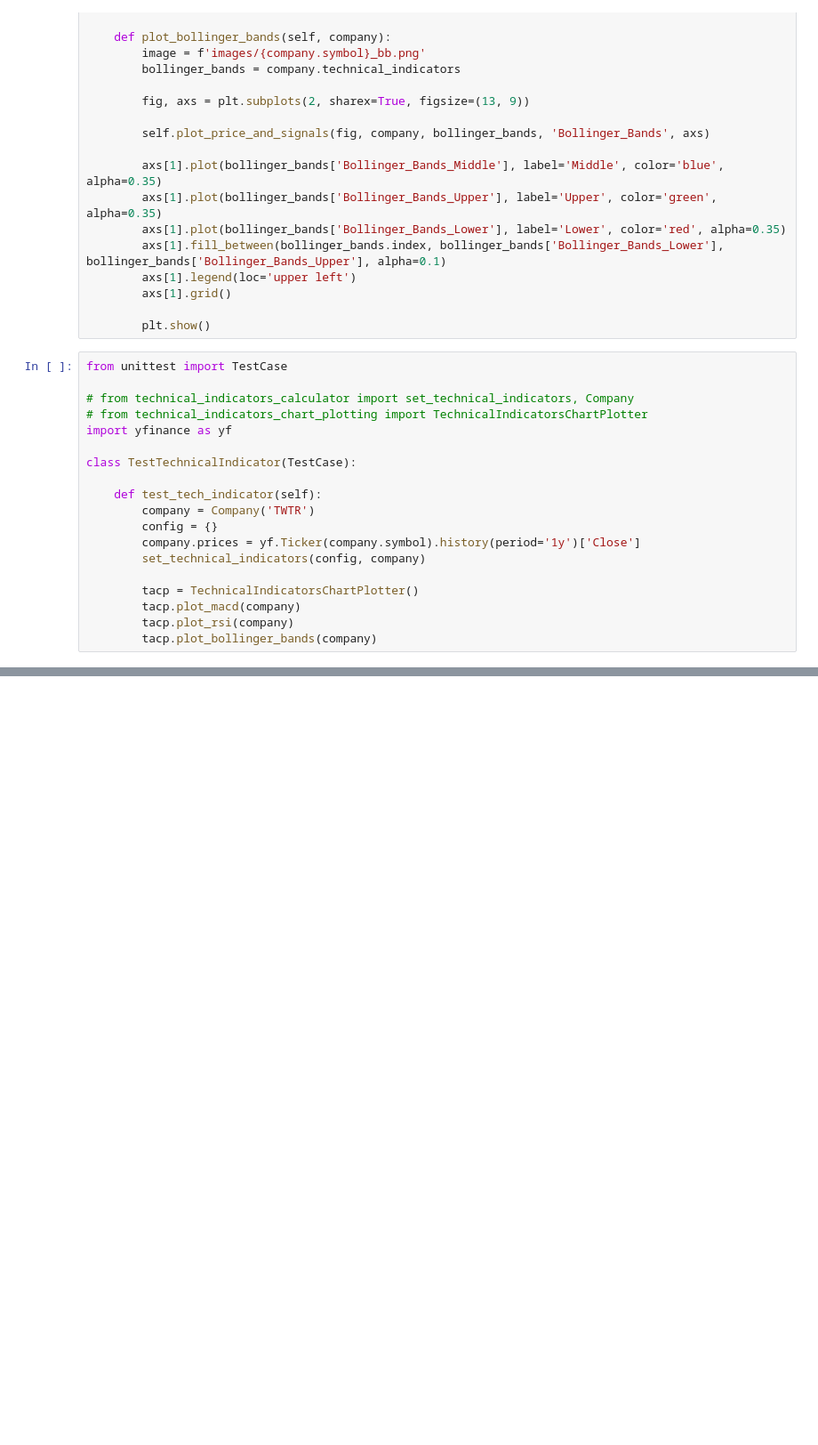
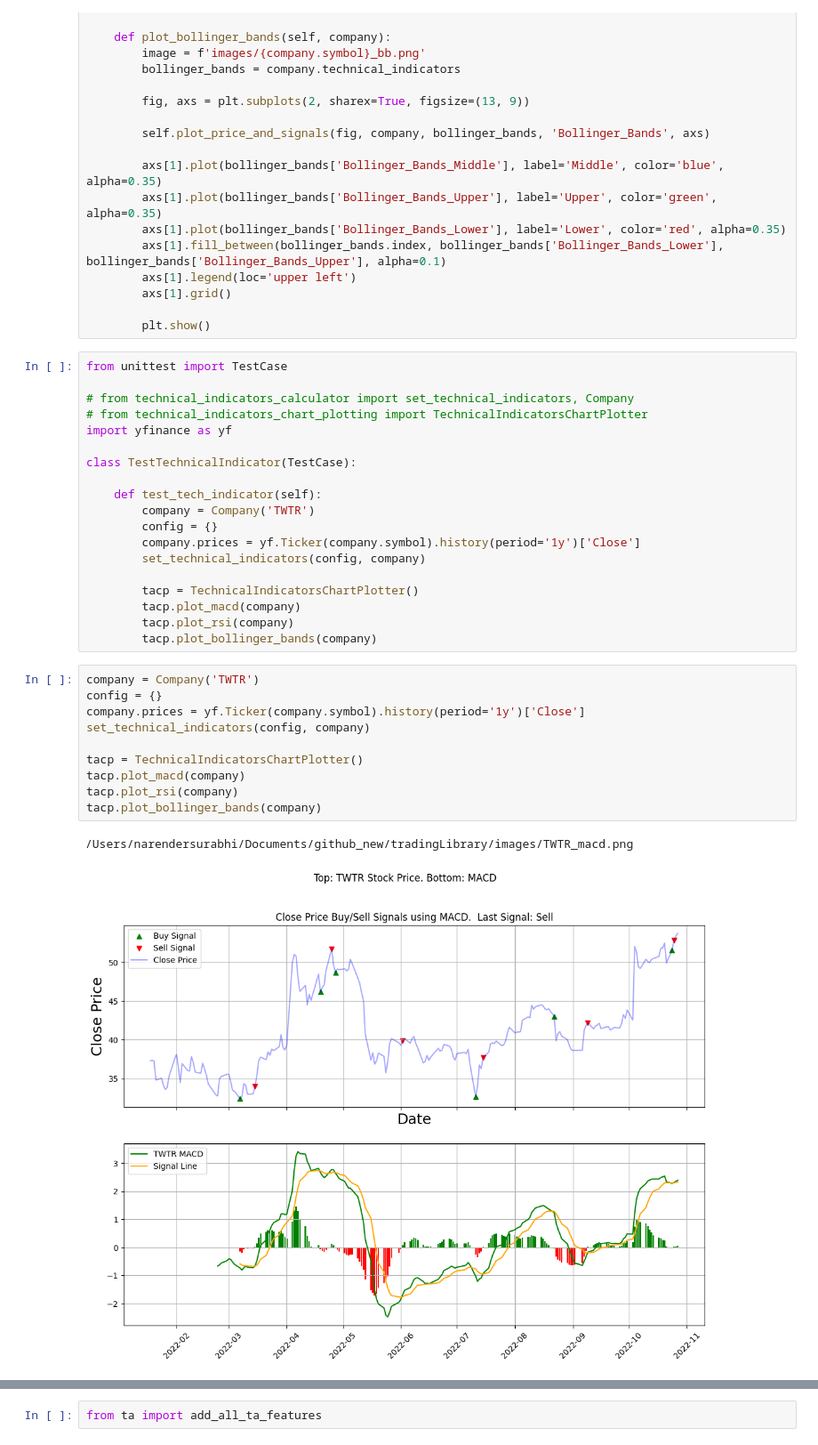
Before and after one commit to narendersurabhi/tradingLibrary, a Jupyter notebook: Technical_Analysis.ipynb, the cells around one changed output, grey strips where cells are left out. Shown at 89% size. Saved outputs shown, nothing was run; the diff lists cells and outputs as text; blank space fills up the shorter version.

```diff
--- a/Technical_Analysis.ipynb
+++ b/Technical_Analysis.ipynb
@@ -234,3 +216,16 @@ class TestTechnicalIndicator(TestCase):
         tacp.plot_macd(company)
         tacp.plot_rsi(company)
         tacp.plot_bollinger_bands(company)
+# %%
+company = Company('TWTR')
+config = {}
+company.prices = yf.Ticker(company.symbol).history(period='1y')['Close']
+set_technical_indicators(config, company)
+
+tacp = TechnicalIndicatorsChartPlotter()
+tacp.plot_macd(company)
+tacp.plot_rsi(company)
+tacp.plot_bollinger_bands(company)
+# %% [output]
+/Users/narendersurabhi/Documents/github_new/tradingLibrary/images/TWTR_macd.png
+[figure, added]
@@ -236,0 +234,2 @@ class TestTechnicalIndicator(TestCase):
+# %%
+from ta import add_all_ta_features
```
Also changed, not shown: parts of 8 cells of this notebook, 2 other files.
